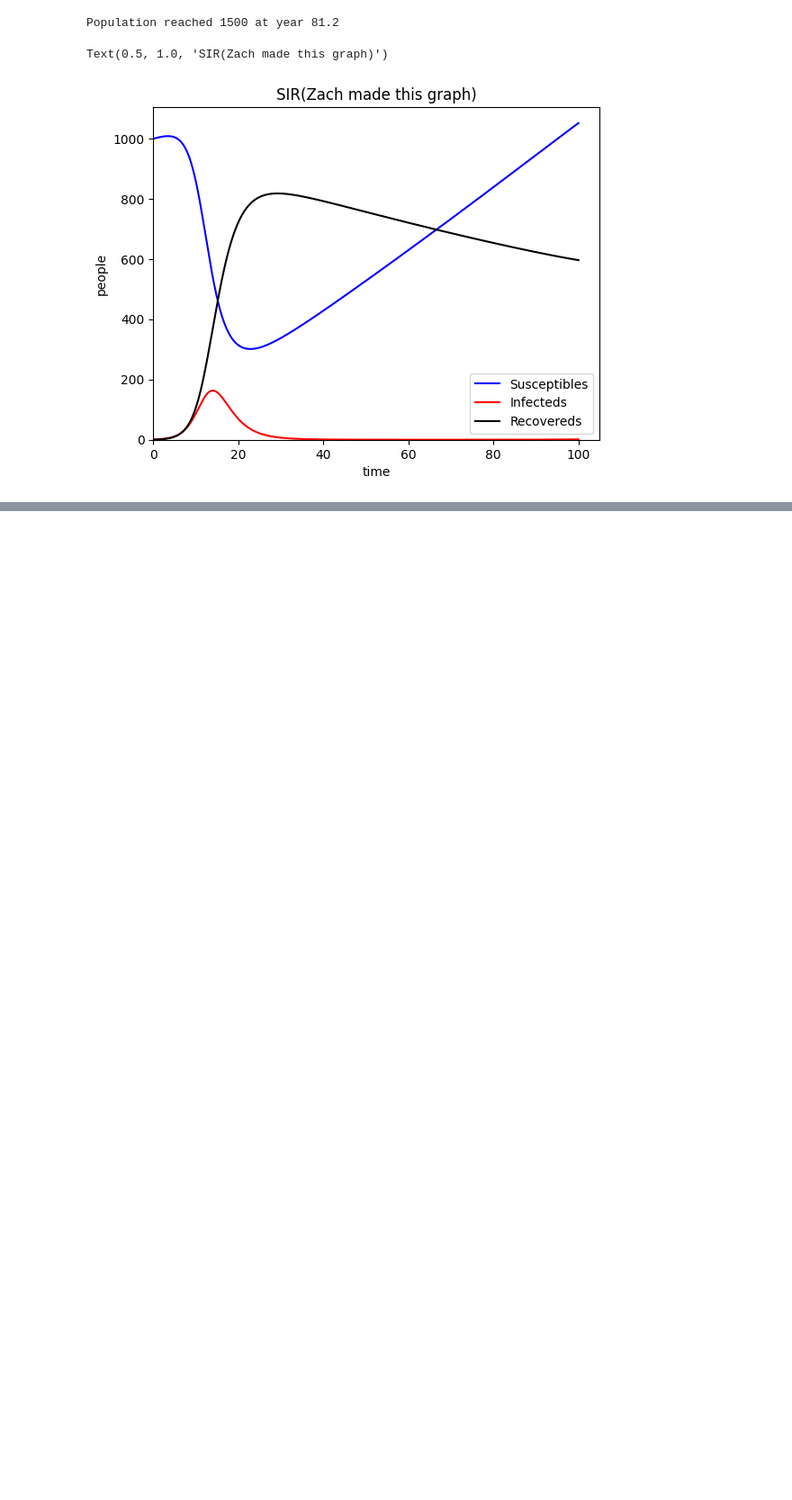
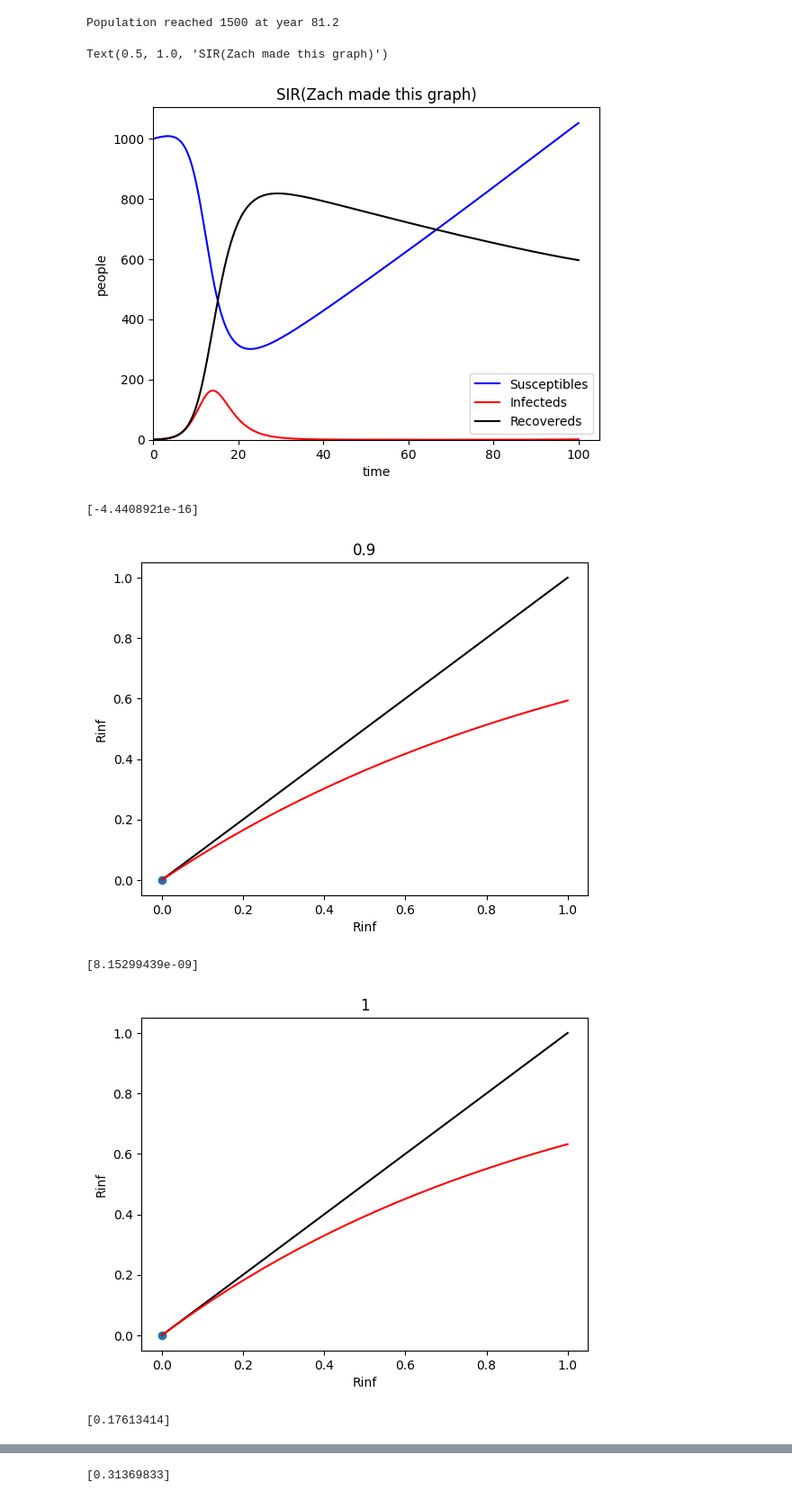
Before and after one commit to zconroy26/modeling-infectious-disease, a Jupyter notebook: homework1.ipynb, the cells around one changed output, grey strips where cells are left out. Shown: that part at 90% size. Drawn from its saved outputs; the diff is of its cells as text; code cells hidden in the pictures; blank space fills up the shorter version.

```diff
--- a/homework1.ipynb
+++ b/homework1.ipynb
@@ -66,0 +70,37 @@ Text(0.5, 1.0, 'SIR(Zach made this graph)')
+# %%
+def f(r_inf):
+    return r_inf
+
+def g(r_inf, r_naught):
+    return 1 - np.exp(-r_naught * r_inf)
+
+def h(r_inf, r0):
+    return f(r_inf) - g(r_inf, r_naught=r0)
+
+x = np.linspace(0, 1,25)
+
+r0s = {.9, 1, 1.1, 1.2}
+
+for i,r0 in enumerate(r0s):
+    f_vals = f(x)
+    g_vals = g(x, r0)
+    plt.plot(x, f_vals, c = 'k')
+    plt.plot(x, g_vals, c = 'r')
+
+    h_vals = h(x, r0)
+    intersect = sp.fsolve(h, 1, r0)
+    print(intersect)
+
+    plt.scatter(intersect, intersect)
+
+    plt.xlabel("Rinf")
+    plt.ylabel("Rinf")
+    plt.title(r0)
+
+    plt.show()
+# %% [output]
+[-4.4408921e-16]
+[figure, added]
+[8.15299439e-09]
+[figure, added]
+[0.17613414]
@@ -66,0 +108 @@ Text(0.5, 1.0, 'SIR(Zach made this graph)')
+[0.31369833]
```
Also changed, not shown: parts of 3 cells of this notebook.
